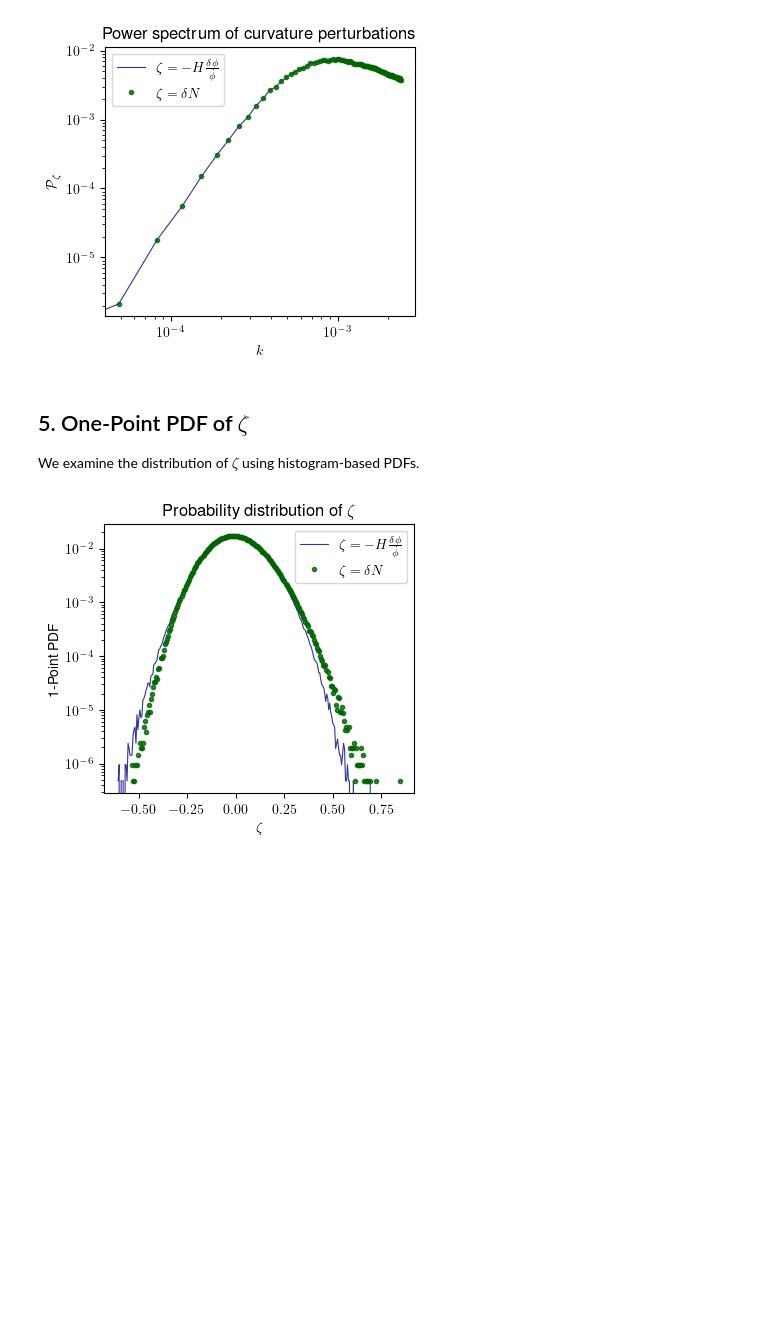
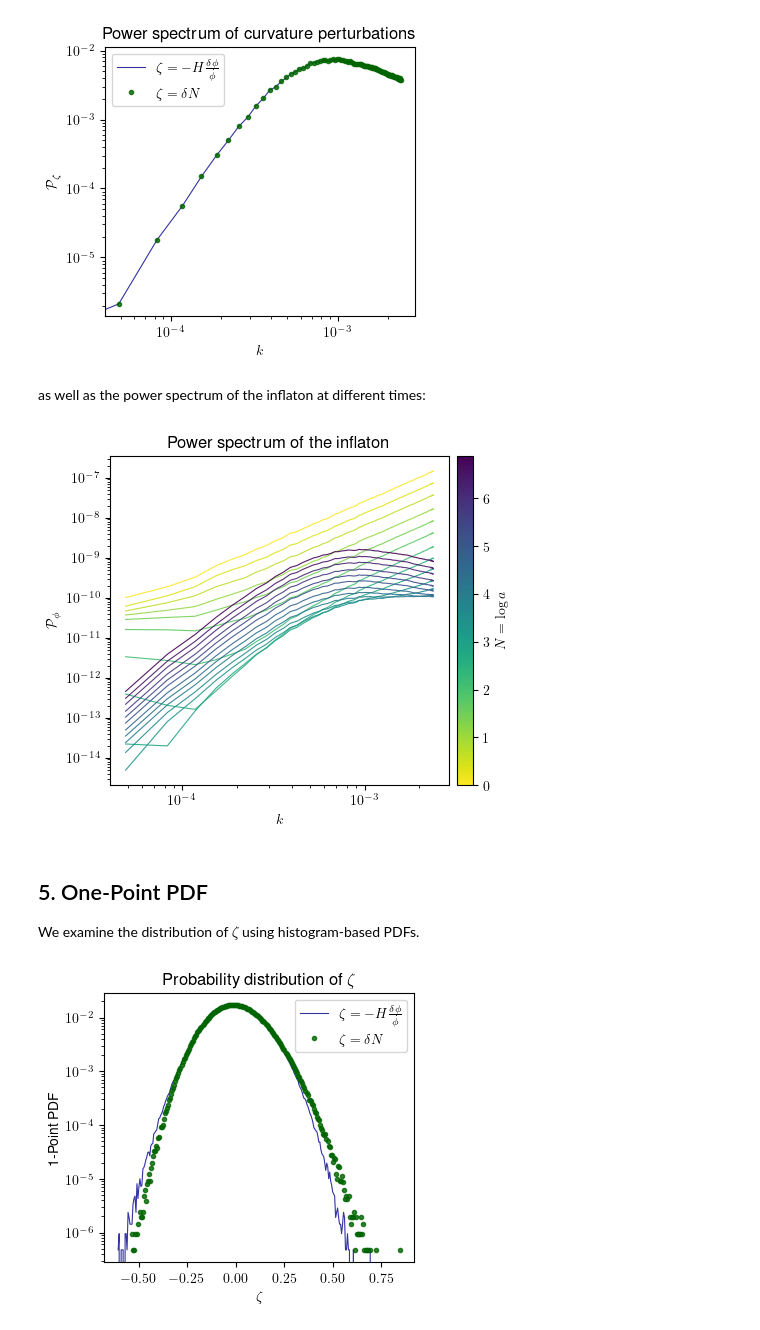
Before and after one commit to caravangelo/inflation-easy, a Jupyter notebook: notebooks/plot.ipynb, the cells around one changed output. Drawn from its saved outputs; the diff is of its cells as text; code cells hidden in the pictures; blank space fills up the shorter version.

```diff
--- a/notebooks/plot.ipynb
+++ b/notebooks/plot.ipynb
@@ -99,8 +102,56 @@ plt.title("Power spectrum of curvature perturbations")
 plt.show()
 # %% [output]
 [figure]
+# %% [markdown]
+as well as the power spectrum of the inflaton at different times:
+# %%
+# Slice and mask k to avoid log10(0) errors
+k_vals = k_list[lowcutoff_i:cutoff_i]
+mask = k_vals > 0
+k_vals = k_vals[mask]
+
+# Pick time indices to plot (e.g. 20 evenly spaced snapshots)
+n_steps = len(spectrum_list)
+num_to_plot = 20
+time_indices = np.linspace(0, n_steps - 1, num_to_plot, dtype=int)
+
+# Compute e-folds N = log(a) at each index
+efolds = np.log(sf[:, 1])
+efolds_to_plot = efolds[time_indices]
+
+# Normalize for colormap based on e-folds
+norm = mcolors.Normalize(vmin=efolds_to_plot.min(), vmax=efolds_to_plot.max())
+cmap = cm.viridis_r
+sm = cm.ScalarMappable(norm=norm, cmap=cmap)
+
+# Create figure and axis
+fig, ax = plt.subplots(figsize=(5, 4))
+
+# Plot each spectrum snapshot
+for t_idx, N in zip(time_indices, efolds_to_plot):
+    spectrum = spectrum_list[t_idx][lowcutoff_i:cutoff_i][mask]
+    power = spectrum * k_vals**3 / (2 * np.pi**2)
+    ax.loglog(k_vals, power, color=cmap(norm(N)), lw=0.8, alpha=0.9)
+
+# Axis labels
+ax.set_xlabel(r'$k$')
+ax.set_ylabel(r'$\mathcal P_{\phi}$')
+
+# Colorbar labeled by number of e-folds
+cbar = fig.colorbar(sm, ax=ax, pad=0.02)
+cbar.set_label(r'$N = \log a$')
+
+# Layout and title
+fig.tight_layout()
+ax.set_title("Power spectrum of the inflaton")
+
+# Show the plot
+# fig.savefig('../plots/spectrum_evolution.pdf', dpi=300, bbox_inches='tight')
+plt.show()
+# %% [output]
+[figure, added]
 # %% [markdown]
-## 5. One-Point PDF of $\zeta$
+## 5. One-Point PDF
 We examine the distribution of $\zeta$ using histogram-based PDFs.
 # %%
 # Number of histogram bins
```
Also changed, not shown: parts of 5 cells of this notebook, 3 other files.
